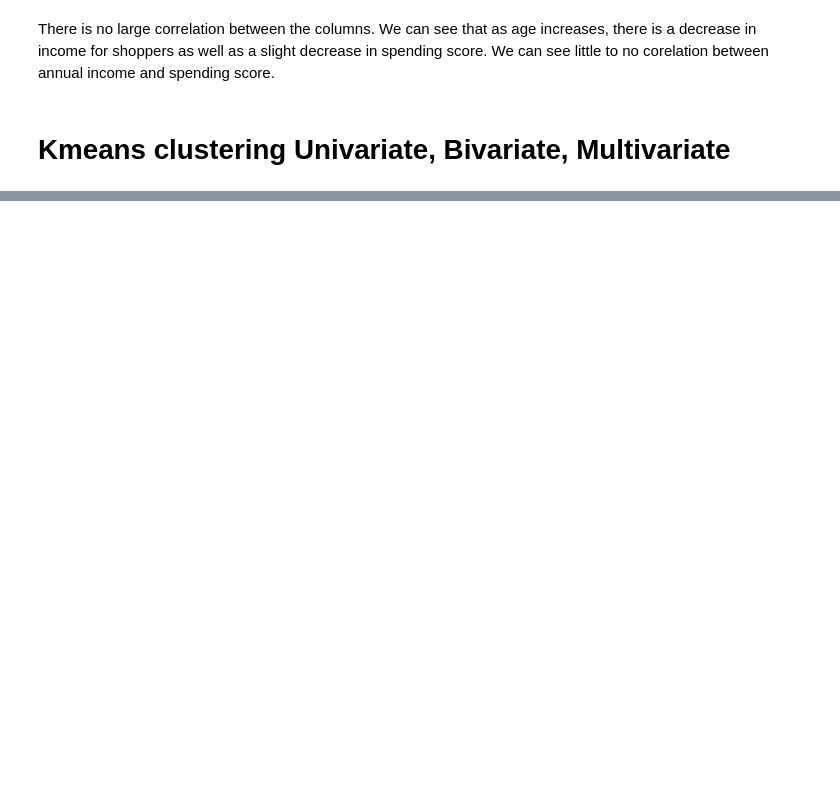
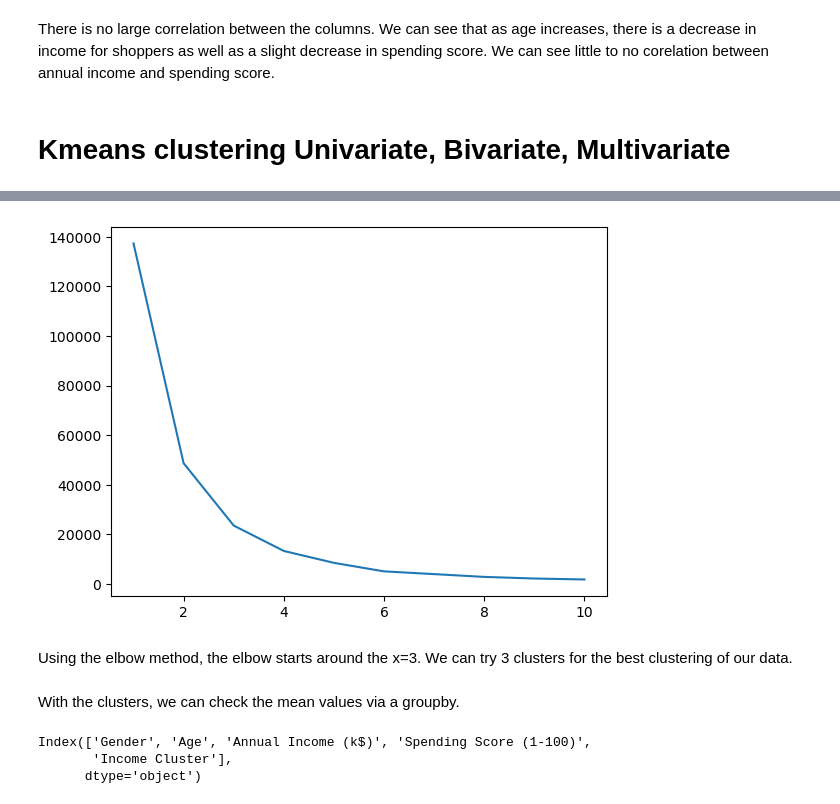
Before and after one commit to averyali95/Python---Portfolio-Project-2, a Jupyter notebook: shopping project 2.ipynb, the cells around one changed output, grey strips where cells are left out. Saved outputs shown, nothing was run; the diff lists cells and outputs as text; code cells hidden in the pictures; blank space fills up the shorter version.

```diff
--- a/shopping project 2.ipynb
+++ b/shopping project 2.ipynb
@@ -202,0 +206,6 @@ Name: Income Cluster, dtype: int64
+# %%
+inertia_scores=[]
+for i in range(1,11):
+    kmeans=KMeans(n_clusters=i)
+    kmeans.fit(df[['Annual Income (k$)']])
+    inertia_scores.append(kmeans.inertia_)
@@ -202,0 +225,14 @@ Name: Income Cluster, dtype: int64
+# %%
+plt.plot(range(1,11),inertia_scores);
+# %% [output]
+[figure, added]
+# %% [markdown]
+Using the elbow method, the elbow starts around the x=3. We can try 3 clusters for the best clustering of our data.
+# %% [markdown]
+With the clusters, we can check the mean values via a groupby.
+# %%
+df.columns
+# %% [output]
+Index(['Gender', 'Age', 'Annual Income (k$)', 'Spending Score (1-100)',
+       'Income Cluster'],
+      dtype='object')
```
Also changed, not shown: parts of 19 cells of this notebook.
